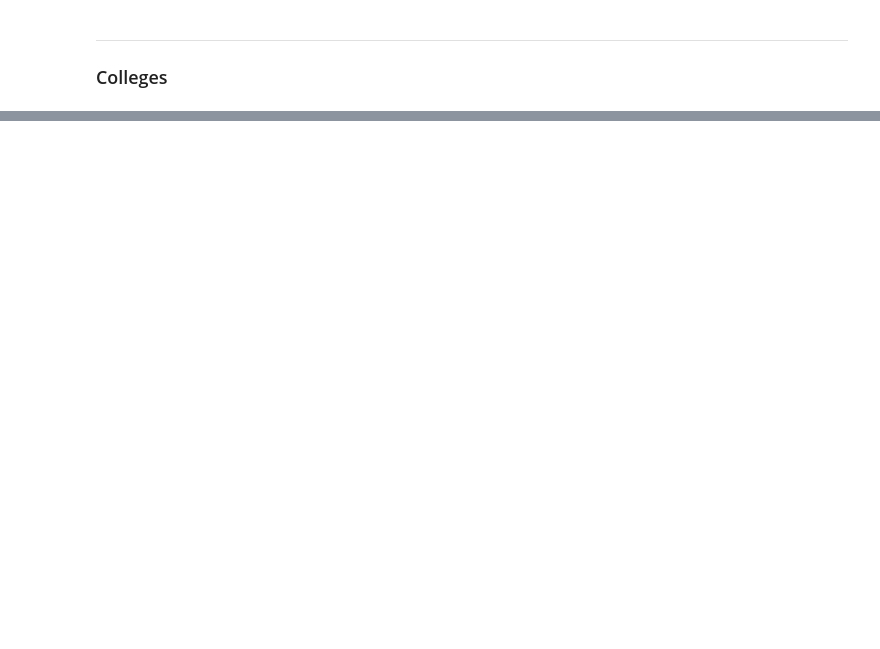
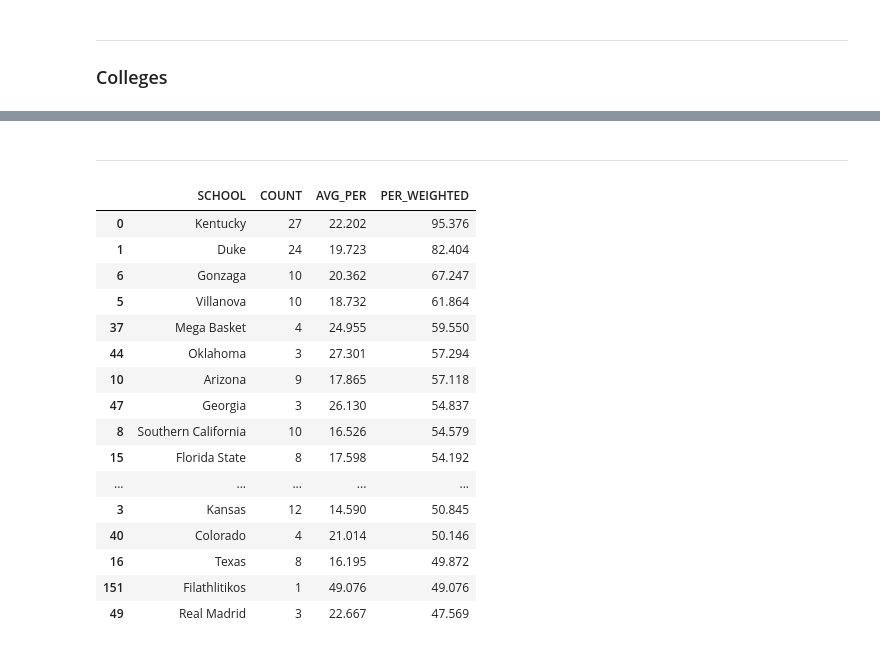
Before and after one commit to hluebbering/nba-stats, a Jupyter notebook: index.ipynb, the cells around one changed output, grey strips where cells are left out. Cells and saved outputs as stored; diff of their text form; code cells hidden in the pictures; blank space fills up the shorter version.

```diff
--- a/index.ipynb
+++ b/index.ipynb
@@ -223,0 +415,46 @@ fig.show()
+# %% [markdown]
+-------
+# %%
+
+# Group by college and calculate the average points per game
+avg_per_by_college = merged_df3.groupby('SCHOOL')['nPER'].mean().reset_index()
+
+# Rename the columns for clarity
+avg_per_by_college.columns = ['SCHOOL', 'AVG_PER']
+avg_per_by_college['AVG_PER'] = round(avg_per_by_college['AVG_PER'],3)
+
+# Calculate the count of players from each school
+school_count = merged_df3['SCHOOL'].value_counts().reset_index()
+school_count.columns = ['SCHOOL', 'COUNT']
+
+# Merge the average PPG and player count DataFrames
+avg_per_with_count = pd.merge(school_count, avg_per_by_college, on='SCHOOL')
+
+# Sort by average points per game in descending order
+
+avg_per_with_count['PER_WEIGHTED'] = (log(avg_per_with_count['COUNT'])*avg_per_with_count['AVG_PER']) + avg_per_with_count['AVG_PER']
+avg_per_with_count['PER_WEIGHTED'] = round(avg_per_with_count['PER_WEIGHTED'], 3)
+
+avg_per_with_count = avg_per_with_count.sort_values(by='PER_WEIGHTED', ascending=False)
+filtered_per_count = avg_per_with_count[avg_per_with_count['PER_WEIGHTED'] > 20]
+
+# Display the result
+filtered_per_count.head(20)
+# %% [output]
+|  | SCHOOL | COUNT | AVG_PER | PER_WEIGHTED |
+| 0 | Kentucky | 27 | 22.202 | 95.376 |
+| 1 | Duke | 24 | 19.723 | 82.404 |
+| 6 | Gonzaga | 10 | 20.362 | 67.247 |
+| 5 | Villanova | 10 | 18.732 | 61.864 |
+| 37 | Mega Basket | 4 | 24.955 | 59.550 |
+| 44 | Oklahoma | 3 | 27.301 | 57.294 |
+| 10 | Arizona | 9 | 17.865 | 57.118 |
+| 47 | Georgia | 3 | 26.130 | 54.837 |
+| 8 | Southern California | 10 | 16.526 | 54.579 |
+| 15 | Florida State | 8 | 17.598 | 54.192 |
+| ... | ... | ... | ... | ... |
+| 3 | Kansas | 12 | 14.590 | 50.845 |
+| 40 | Colorado | 4 | 21.014 | 50.146 |
+| 16 | Texas | 8 | 16.195 | 49.872 |
+| 151 | Filathlitikos | 1 | 49.076 | 49.076 |
+| 49 | Real Madrid | 3 | 22.667 | 47.569 |
```
Also changed, not shown: parts of 30 cells of this notebook, 7 other files.
